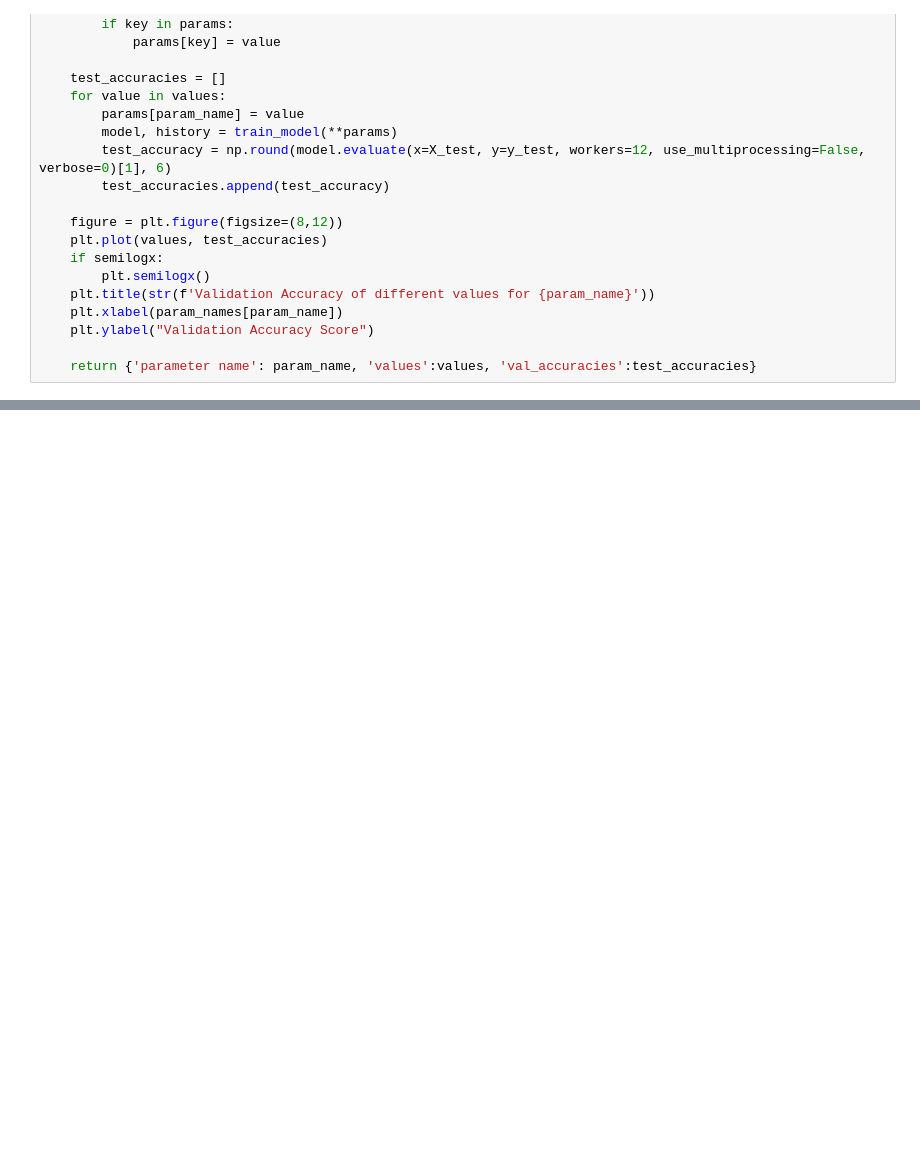
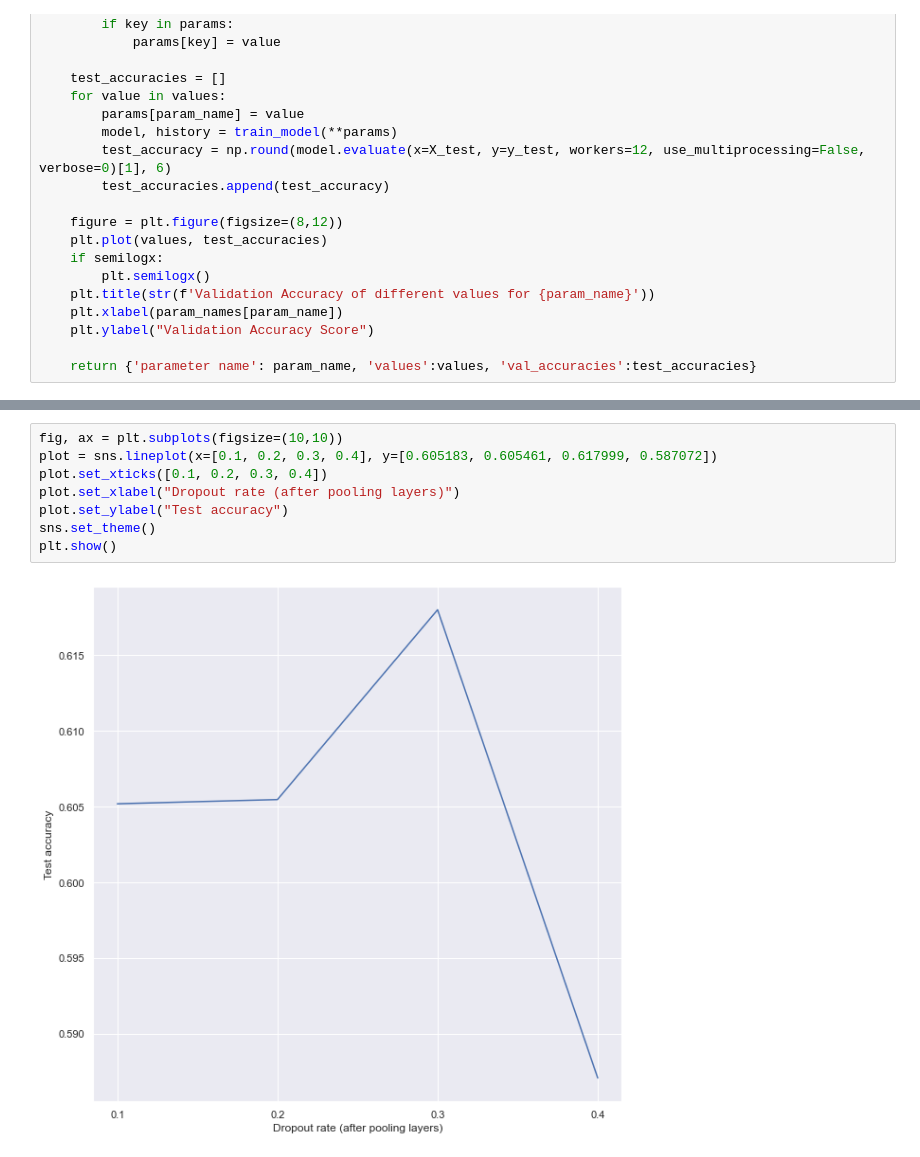
Before and after one commit to lougau92/Facial-recognition-using-cnn, a Jupyter notebook: tensorflow_alternative.ipynb, the cells around one changed output, grey strips where cells are left out. Drawn from its saved outputs; the diff is of its cells as text; blank space fills up the shorter version.

```diff
--- a/tensorflow_alternative.ipynb
+++ b/tensorflow_alternative.ipynb
@@ -390,0 +440,10 @@ plt.show()
+# %%
+fig, ax = plt.subplots(figsize=(10,10))
+plot = sns.lineplot(x=[0.1, 0.2, 0.3, 0.4], y=[0.605183, 0.605461, 0.617999, 0.587072])
+plot.set_xticks([0.1, 0.2, 0.3, 0.4])
+plot.set_xlabel("Dropout rate (after pooling layers)")
+plot.set_ylabel("Test accuracy")
+sns.set_theme()
+plt.show()
+# %% [output]
+[figure, added]
```
Also changed, not shown: parts of 40 cells of this notebook, 1 other file.
